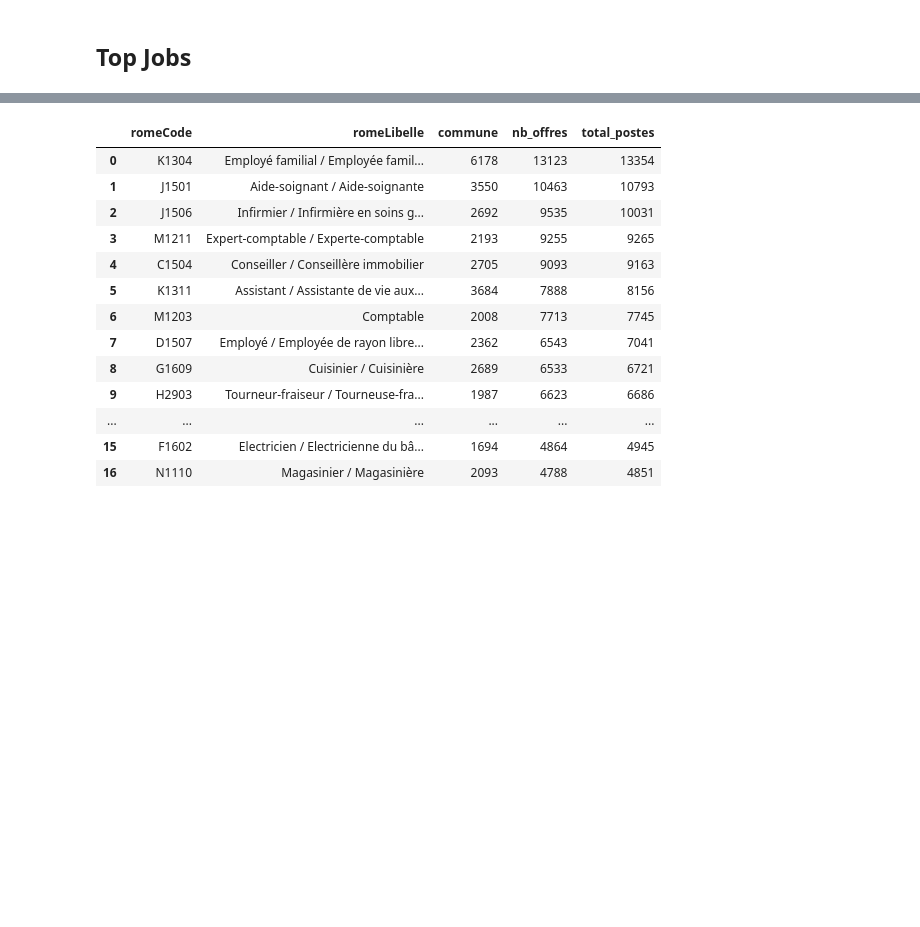
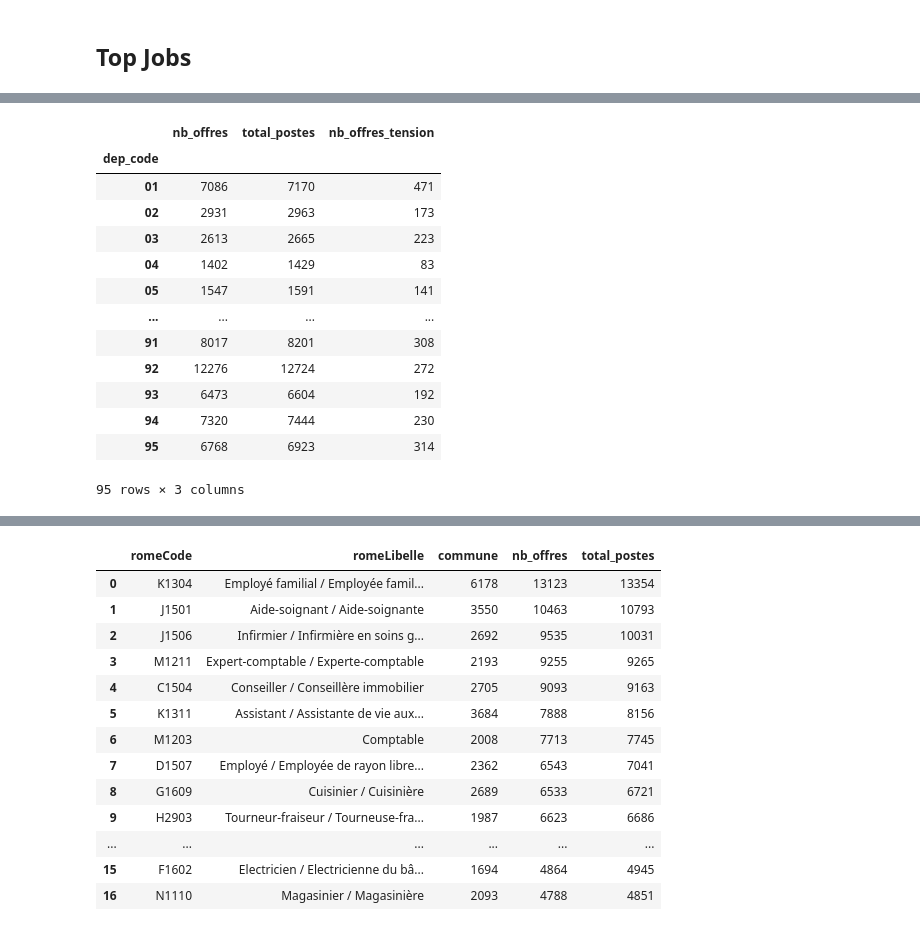
Before and after one commit to jbesan/13_odis_stream2, a Jupyter notebook: notebooks/odis_check_data.ipynb, the cells around one changed output, grey strips where cells are left out. Cells and saved outputs as stored; diff of their text form; code cells hidden in the pictures; blank space fills up the shorter version.

```diff
--- a/notebooks/odis_check_data.ipynb
+++ b/notebooks/odis_check_data.ipynb
@@ -960,0 +981,19 @@ odis_ft_jobs_agg.head()
+# %%
+test = odis_ft_jobs_agg.copy()
+test['dep_code']=test.commune.str[:2]
+test.groupby('dep_code').sum('nb_offres').head(100)
+# %% [output]
+|  | nb_offres | total_postes | nb_offres_tension |
+| dep_code |  |  |  |
+| 01 | 7086 | 7170 | 471 |
+| 02 | 2931 | 2963 | 173 |
+| 03 | 2613 | 2665 | 223 |
+| 04 | 1402 | 1429 | 83 |
+| 05 | 1547 | 1591 | 141 |
+| ... | ... | ... | ... |
+| 91 | 8017 | 8201 | 308 |
+| 92 | 12276 | 12724 | 272 |
+| 93 | 6473 | 6604 | 192 |
+| 94 | 7320 | 7444 | 230 |
+| 95 | 6768 | 6923 | 314 |
+95 rows × 3 columns
```
Also changed, not shown: parts of 7 cells of this notebook, 24 other files.
